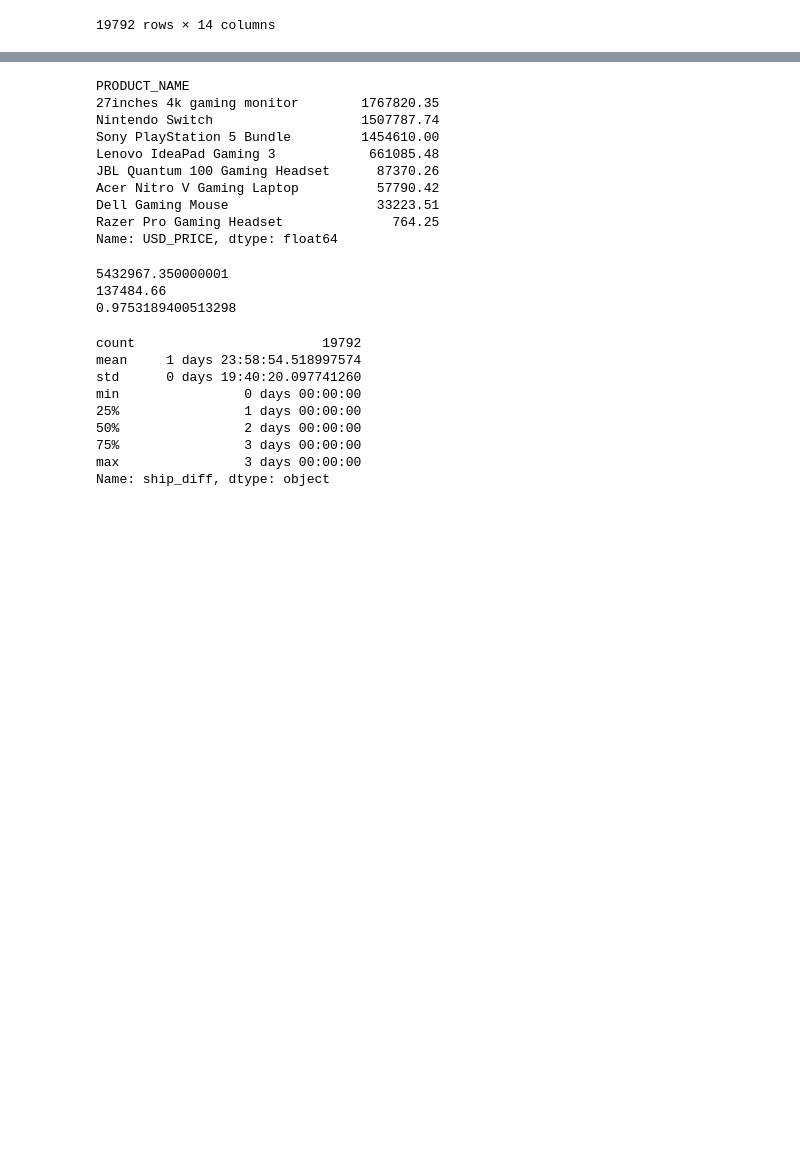
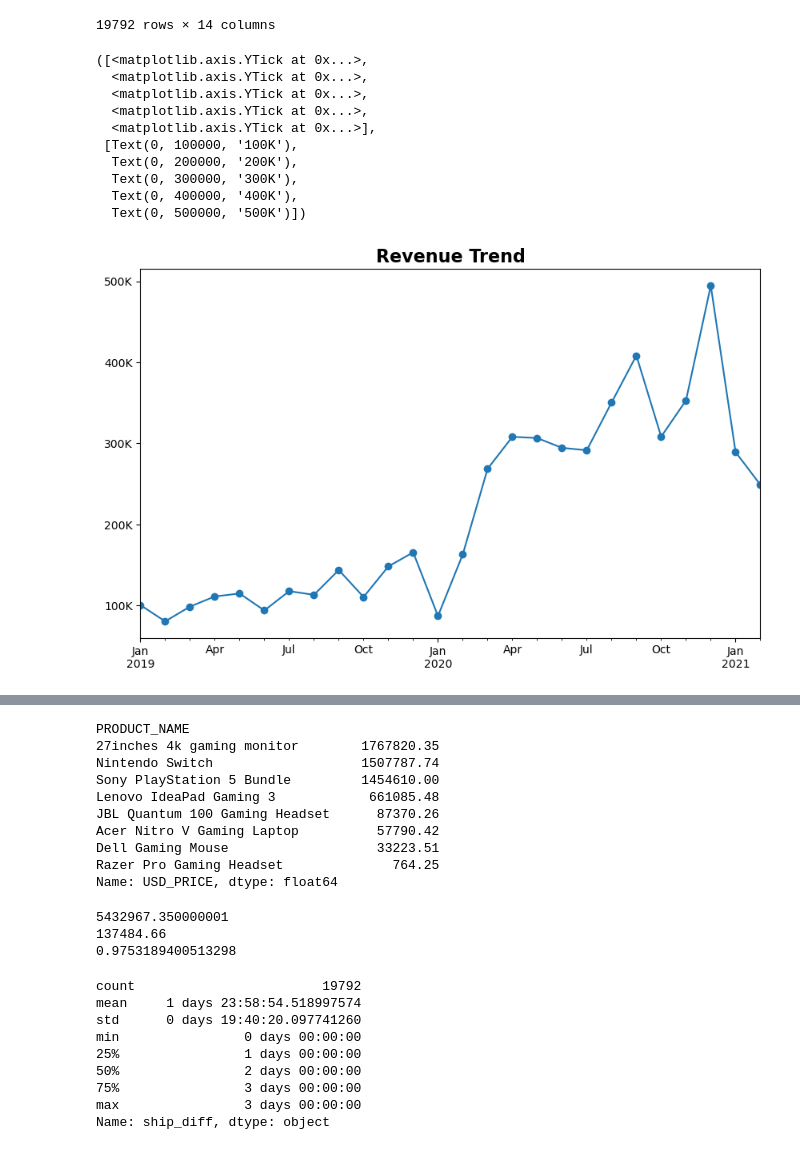
Before and after one commit to wadeallen3030-dotcom/Gamezone_analysis, a Jupyter notebook: gamezone.ipynb, the cells around one changed output, grey strips where cells are left out. Cells and saved outputs as stored; diff of their text form; code cells hidden in the pictures; blank space fills up the shorter version.

```diff
--- a/gamezone.ipynb
+++ b/gamezone.ipynb
@@ -369,3 +369,21 @@ df_normal
 | 21793 | 203ce4dd | fff829b061e16171 | 2021-01-31 | 2021-02-02 | NaT | Dell Gaming Mouse | 8d4f | 67.07 | ... |
 | 21794 | 203ce4dd | fff829b061e16172 | 2021-01-31 | 2021-02-02 | NaT | Dell Gaming Mouse | 8d4f | 67.07 | ... |
 19792 rows × 14 columns
+# %%
+month_revenue_trend = df_normal.resample('ME', on = 'PURCHASE_TS')["USD_PRICE"].sum()
+month_revenue_trend.plot(marker = 'o', figsize = (10,6))
+plt.title("Revenue Trend", fontsize = 16, fontweight = 'bold')
+plt.xlabel("")
+plt.yticks([100000, 200000, 300000, 400000, 500000], ['100K', '200K', '300K', '400K', '500K'])
+# %% [output]
+([<matplotlib.axis.YTick at 0x...>,
+  <matplotlib.axis.YTick at 0x...>,
+  <matplotlib.axis.YTick at 0x...>,
+  <matplotlib.axis.YTick at 0x...>,
+  <matplotlib.axis.YTick at 0x...>],
+ [Text(0, 100000, '100K'),
+  Text(0, 200000, '200K'),
+  Text(0, 300000, '300K'),
+  Text(0, 400000, '400K'),
+  Text(0, 500000, '500K')])
+[figure, added]
```
Also changed, not shown: parts of 19 cells of this notebook.
